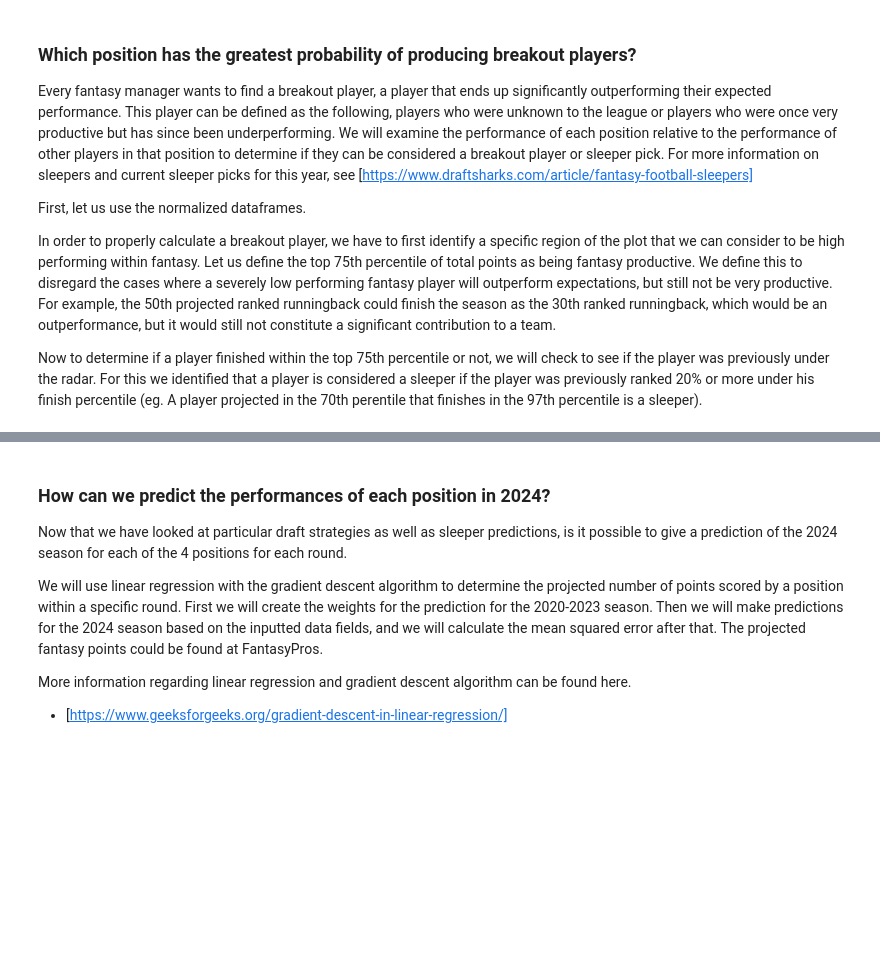
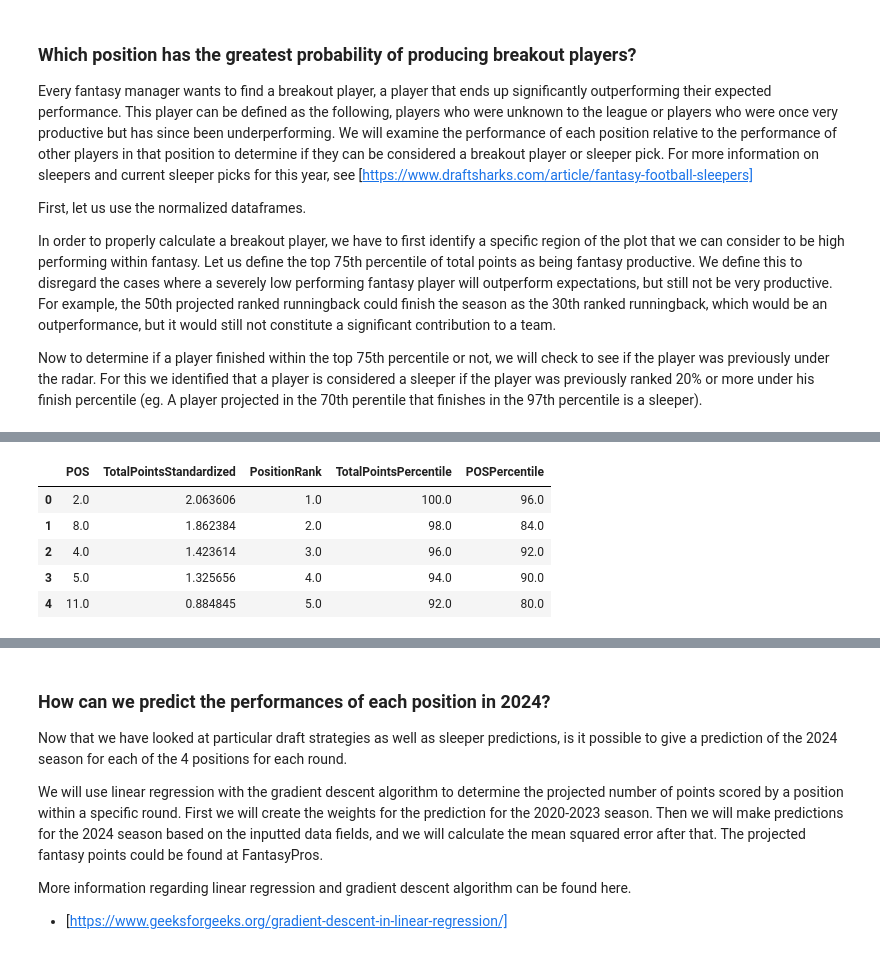
Before and after one commit to fdeegbe/FantasyFootballAnalysis, a Jupyter notebook: FantasyFootballAnalysis.ipynb, the cells around one changed output, grey strips where cells are left out. Cells and saved outputs as stored; diff of their text form; code cells hidden in the pictures; blank space fills up the shorter version.

```diff
--- a/FantasyFootballAnalysis.ipynb
+++ b/FantasyFootballAnalysis.ipynb
@@ -677,0 +795,10 @@ Now to determine if a player finished within the top 75th percentile or not, we
+# %%
+# Display top 5 WR performances based on standardized points in the 2022 season.
+wr_projected_and_season_percentiles[2].head()
+# %% [output]
+|  | POS | TotalPointsStandardized | PositionRank | TotalPointsPercentile | POSPercentile |
+| 0 | 2.0 | 2.063606 | 1.0 | 100.0 | 96.0 |
+| 1 | 8.0 | 1.862384 | 2.0 | 98.0 | 84.0 |
+| 2 | 4.0 | 1.423614 | 3.0 | 96.0 | 92.0 |
+| 3 | 5.0 | 1.325656 | 4.0 | 94.0 | 90.0 |
+| 4 | 11.0 | 0.884845 | 5.0 | 92.0 | 80.0 |
```
Also changed, not shown: parts of 23 cells of this notebook.
